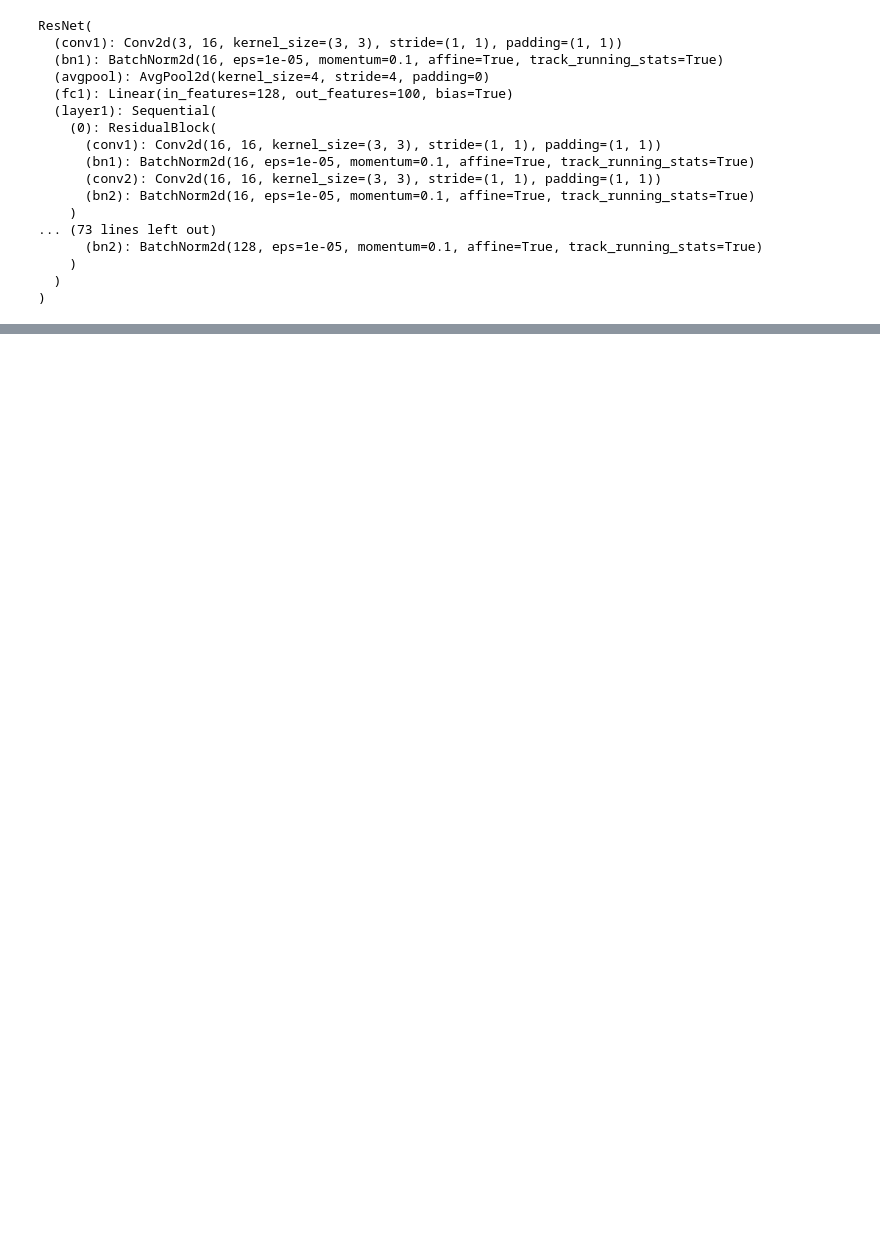
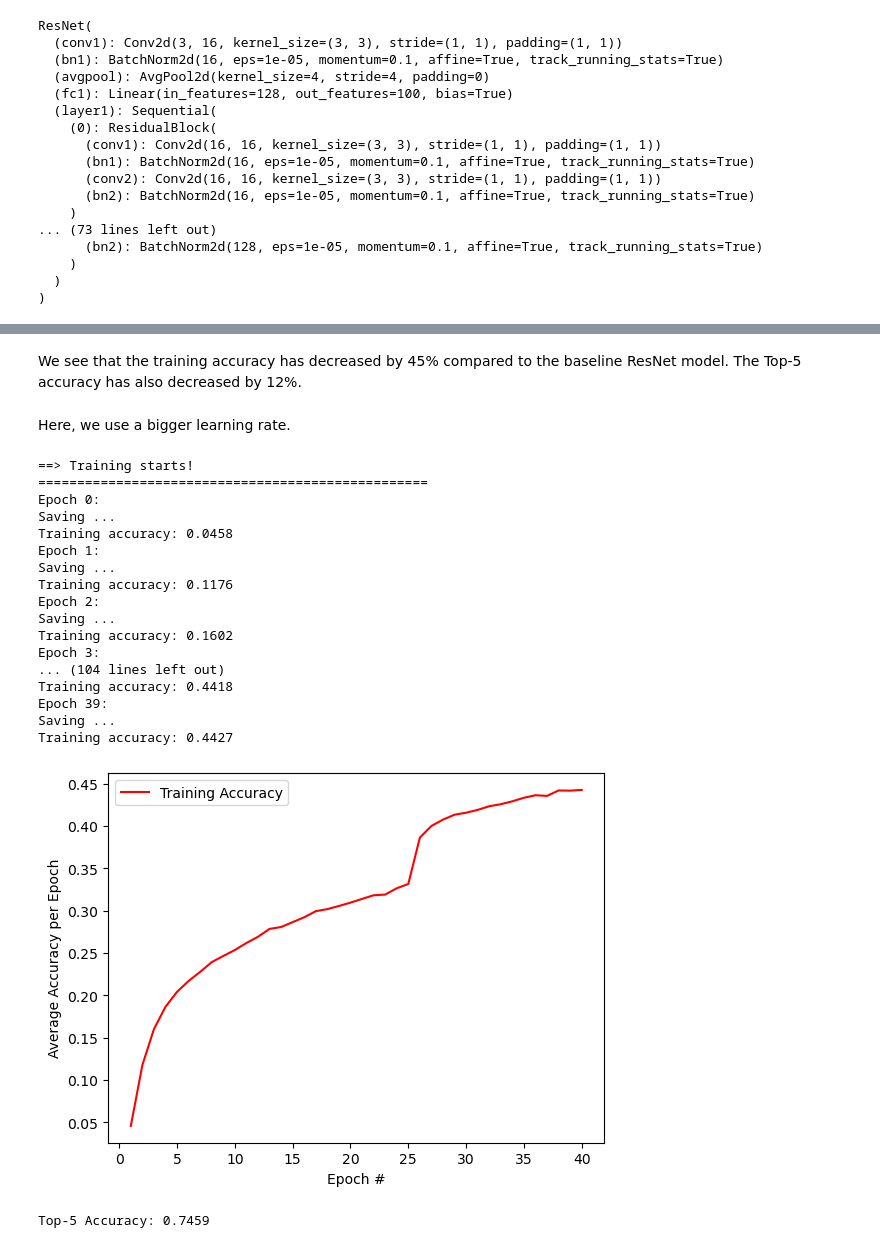
Before and after one commit to mjang01011/pytorch-demo, a Jupyter notebook: Convolutional_Neural_Networks.ipynb, the cells around one changed output, grey strips where cells are left out. Saved outputs shown, nothing was run; the diff lists cells and outputs as text; code cells hidden in the pictures; blank space fills up the shorter version.

```diff
--- a/Convolutional_Neural_Networks.ipynb
+++ b/Convolutional_Neural_Networks.ipynb
@@ -937,0 +892,33 @@ tensor([[[[-0.0449, -0.0479,  0.1210],
+# %% [markdown]
+We see that the training accuracy has decreased by 45% compared to the baseline ResNet model. The Top-5 accuracy has also decreased by 12%.
+# %% [markdown]
+Here, we use a bigger learning rate.
+# %%
+LR = 0.01
+DECAY = 0.1
+REG = 1e-4
+EPOCHS = 40
+DECAY_EPOCHS = 25
+BATCH_SIZE = 100
+lr_model = train_model(model, LR, DECAY, REG, EPOCHS, DECAY_EPOCHS, BATCH_SIZE, train_loader, "resnet_lr")
+test_accuracy(lr_model, test_loader, device)
+# %% [output]
+==> Training starts!
+==================================================
+Epoch 0:
+Saving ...
+Training accuracy: 0.0458
+Epoch 1:
+Saving ...
+Training accuracy: 0.1176
+Epoch 2:
+Saving ...
+Training accuracy: 0.1602
+Epoch 3:
+... (104 lines left out)
+Training accuracy: 0.4418
+Epoch 39:
+Saving ...
+Training accuracy: 0.4427
+[figure, added]
+Top-5 Accuracy: 0.7459
```
Also changed, not shown: parts of 19 cells of this notebook, 1 other file.
